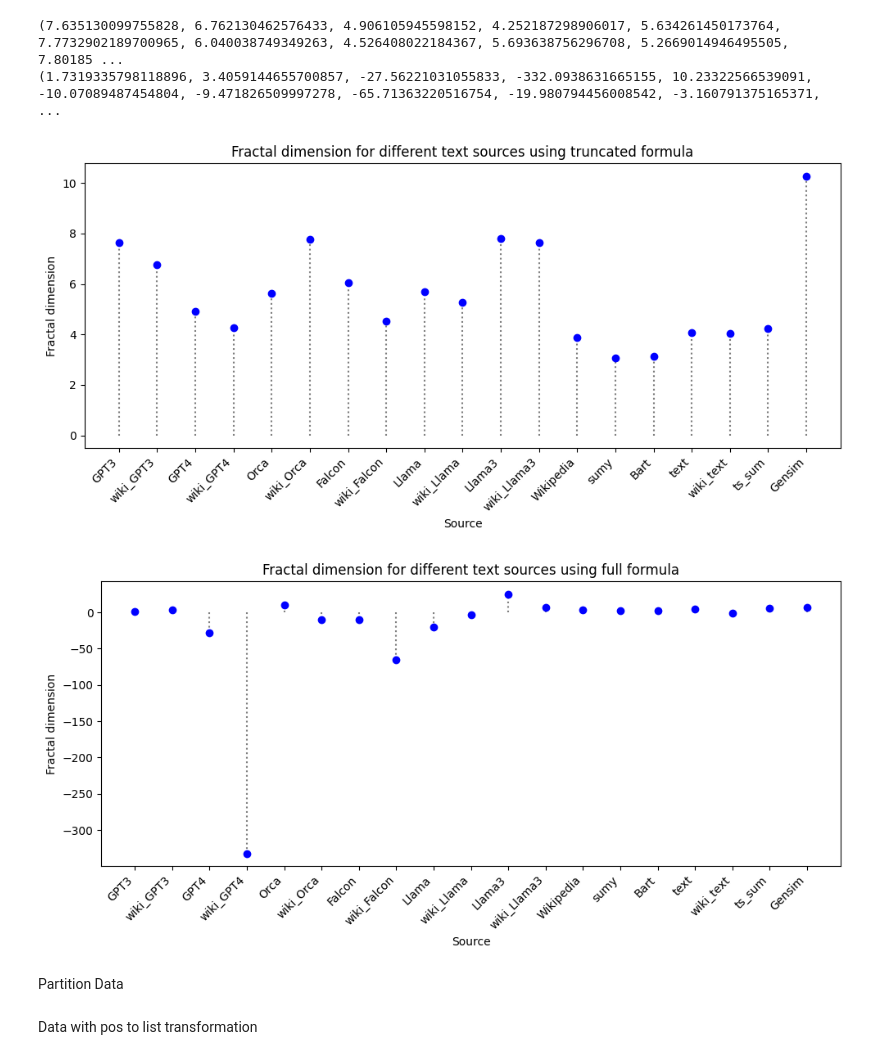
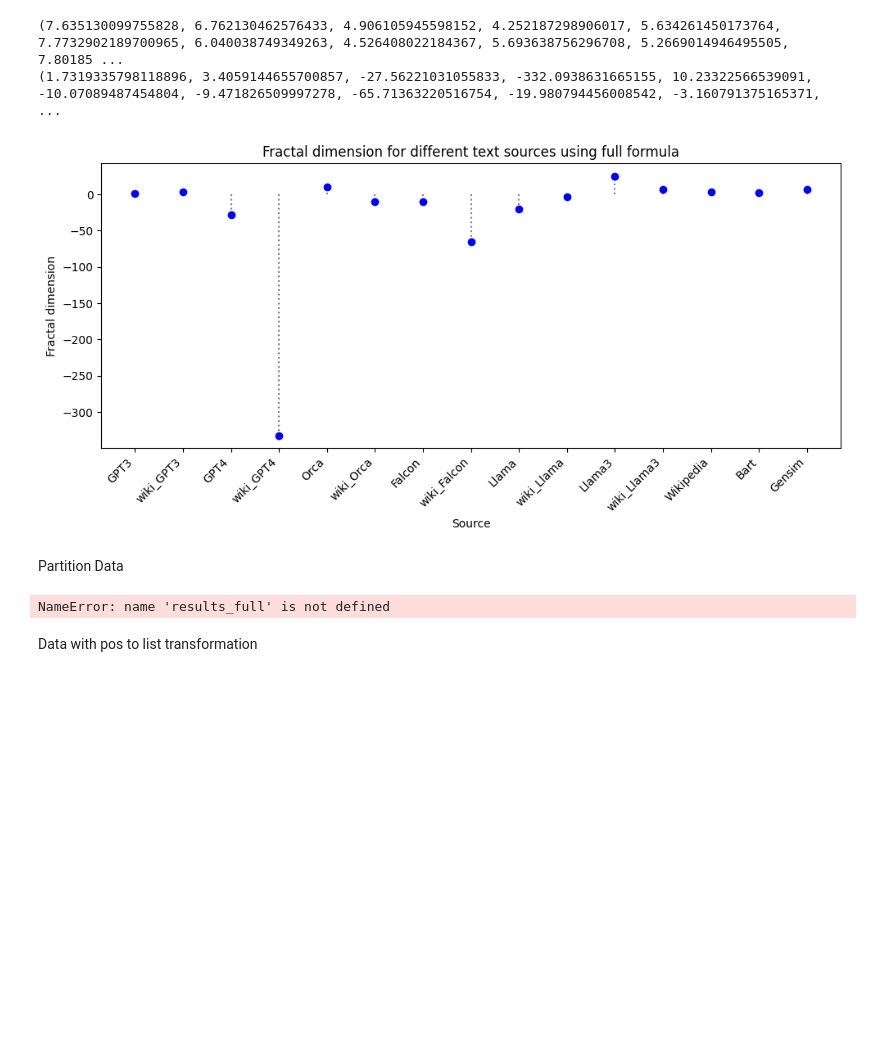
Before and after one commit to msobolewska/fractal, a Jupyter notebook: dane_wiki_final.ipynb, the cells around one changed output. Cells and saved outputs as stored; diff of their text form; code cells hidden in the pictures; blank space fills up the shorter version.

```diff
--- a/dane_wiki_final.ipynb
+++ b/dane_wiki_final.ipynb
@@ -23,12 +23,12 @@ Data columns (total 39 columns):
 dtypes: int64(1), object(38)
 memory usage: 743.3+ KB
 # %%
+#text_columns = ["response_gpt3",  "wiki_response_gpt3", "response_gpt4", "wiki_response_gpt4", "response_orca", "wiki_response_orca",
+#               "response_falcon", "wiki_response_falcon", "response_llama", "wiki_response_llama", "response_llama3",
+#               "wiki_response_llama3", "wiki_text_y", "sumy", "bart_sum", "text", "wiki_text", "ts_sum", "gensim_sum"]
 text_columns = ["response_gpt3",  "wiki_response_gpt3", "response_gpt4", "wiki_response_gpt4", "response_orca", "wiki_response_orca",
                "response_falcon", "wiki_response_falcon", "response_llama", "wiki_response_llama", "response_llama3",
-               "wiki_response_llama3", "wiki_text_y", "sumy", "bart_sum", "text", "wiki_text", "ts_sum", "gensim_sum"]
-#text_columns = ["response_gpt3",  "wiki_response_gpt3", "response_gpt4", "wiki_response_gpt4", "response_orca", "wiki_response_orca",
-#               "response_falcon", "wiki_response_falcon", "response_llama", "wiki_response_llama", "response_llama3",
-#               "wiki_response_llama3", "wiki_text_y", "bart_sum", "gensim_sum"]
+               "wiki_response_llama3", "wiki_text_y", "bart_sum", "gensim_sum"]
 
 text_columns_renamed = {
     'response_gpt3': 'GPT3',
@@ -49,7 +49,7 @@ text_columns_renamed = {
 
 df_text = df[text_columns]
 
-df_text = df.rename(columns=text_columns_renamed)
+df_text = df_text.rename(columns=text_columns_renamed)
 # %%
 import os
 
@@ -162,28 +159,27 @@ print(D_full_s)
 # %%
 import matplotlib.pyplot as plt
 
 def plot_scatter(D_s, text_coulmns, title, algorithm):
     plt.figure(figsize=(10, 5))
     plt.scatter(range(len(D_s)), D_s, color='blue', zorder=5)
 
     plt.xticks(range(len(text_coulmns)), [text_columns_renamed.get(key, key) for key in text_coulmns], rotation=45, ha="right")
 
     plt.xlabel('Source')
     plt.ylabel('Fractal dimension')
     plt.title(title)
 
     for i, label in enumerate(text_coulmns):
         plt.vlines(i, ymin=0, ymax=D_s[i], colors='gray', linestyles='dotted')
 
     plt.tight_layout()
     plt.savefig(f'dane_wiki_final_{algorithm}.png')
     plt.show()
 
-plot_scatter(D_trun_s, text_columns, 'Fractal dimension for different text sources using truncated formula', 'MAL')
+#plot_scatter(D_trun_s, text_columns, 'Fractal dimension for different text sources using truncated formula', 'MAL')
 plot_scatter(D_full_s, text_columns, 'Fractal dimension for different text sources using full formula', 'MAL')
 # %% [output]
-[figure, old version]
+[figure, new version]
-[figure, removed]
 # %% [markdown]
 Partition Data
 # %%
@@ -202,6 +198,8 @@ def apply_MAL_in_partitions(df, text_columns, partition_length, perform_mal):
 partition_length = 700
 D_s = apply_MAL_in_partitions(df, text_columns, partition_length, perform_mal)
 print(D_s)
+# %% [output]
+NameError: name 'results_full' is not defined
 # %%
 import matplotlib.pyplot as plt
 
```
Also changed, not shown: parts of 37 cells of this notebook.
